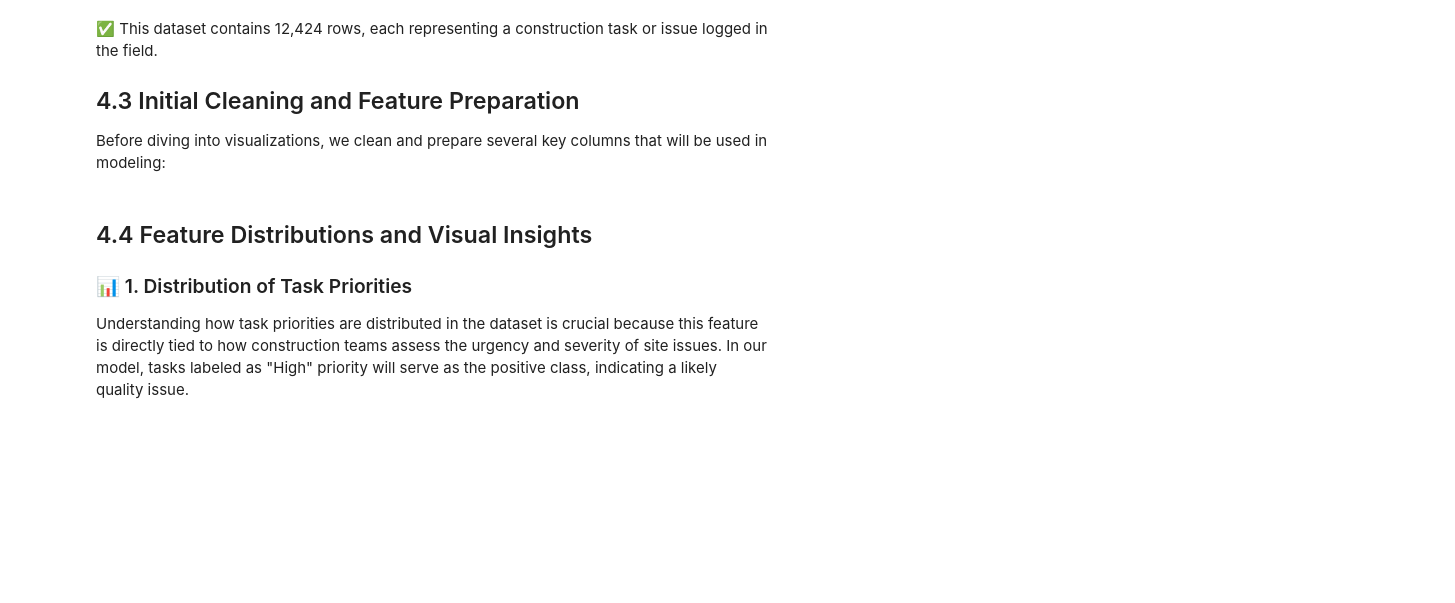
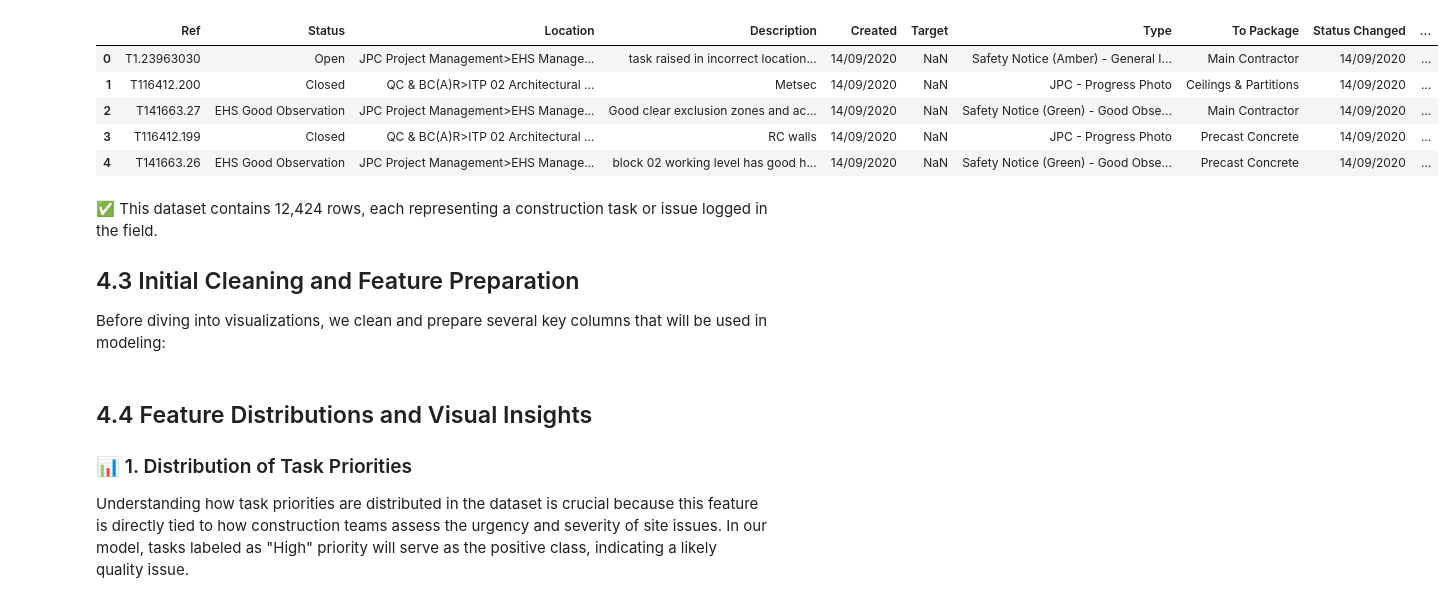
Before and after one commit to tiggui/DIROPE, a Jupyter notebook: Construction_Quality_Risk_Prediction_Project.ipynb, the cells around one changed output. Cells and saved outputs as stored; diff of their text form; code cells hidden in the pictures; blank space fills up the shorter version.

```diff
--- a/Construction_Quality_Risk_Prediction_Project.ipynb
+++ b/Construction_Quality_Risk_Prediction_Project.ipynb
@@ -100,11 +97,18 @@ This step focuses on the Tasks dataset, where each row represents an issue, obse
 # %%
 import pandas as pd
 
 # Load the task dataset
-df = pd.read_csv("/kaggle/input/construction-and-project-management-example-data/Construction_Data_PM_Tasks_All_Projects.csv")
+df = pd.read_csv("https://raw.githubusercontent.com/tiggui/DIROPE/refs/heads/main/Construction_Data_PM_Tasks_All_Projects.csv")
 
 # Preview the first few rows
 df.head()
+# %% [output]
+|  | Ref | Status | Location | Description | Created | Target | Type | To Package | Status Changed | ... |
+| 0 | T1.23963030 | Open | JPC Project Management>EHS Manage... | task raised in incorrect location... | 14/09/2020 | NaN | Safety Notice (Amber) - General I... | Main Contractor | 14/09/2020 | ... |
+| 1 | T116412.200 | Closed | QC & BC(A)R>ITP 02 Architectural ... | Metsec | 14/09/2020 | NaN | JPC - Progress Photo | Ceilings & Partitions | 14/09/2020 | ... |
+| 2 | T141663.27 | EHS Good Observation | JPC Project Management>EHS Manage... | Good clear exclusion zones and ac... | 14/09/2020 | NaN | Safety Notice (Green) - Good Obse... | Main Contractor | 14/09/2020 | ... |
+| 3 | T116412.199 | Closed | QC & BC(A)R>ITP 02 Architectural ... | RC walls | 14/09/2020 | NaN | JPC - Progress Photo | Precast Concrete | 14/09/2020 | ... |
+| 4 | T141663.26 | EHS Good Observation | JPC Project Management>EHS Manage... | block 02 working level has good h... | 14/09/2020 | NaN | Safety Notice (Green) - Good Obse... | Precast Concrete | 14/09/2020 | ... |
 # %% [markdown]
 ✅ This dataset contains 12,424 rows, each representing a construction task or issue logged in the field.
 
```
Also changed, not shown: parts of 14 cells of this notebook.
